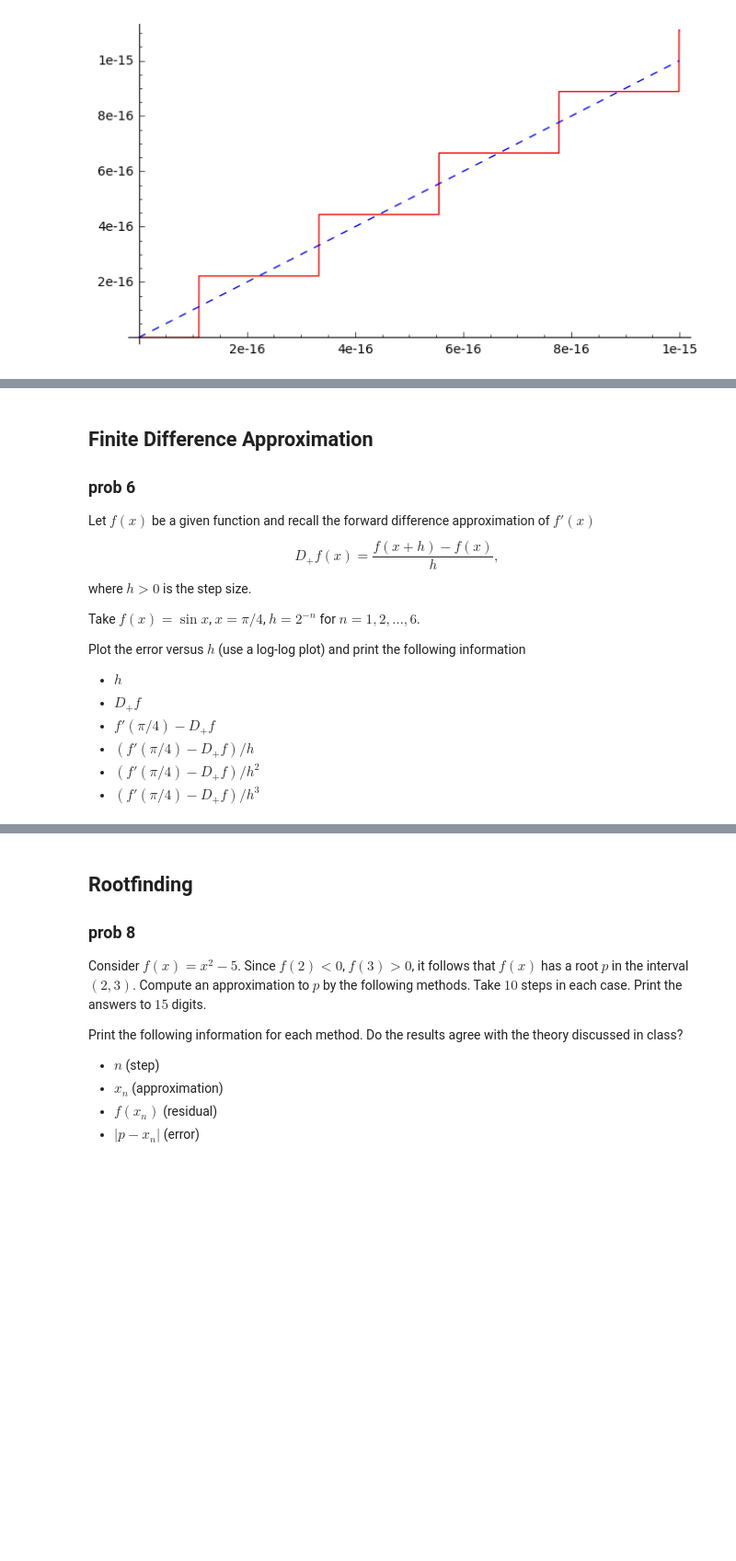
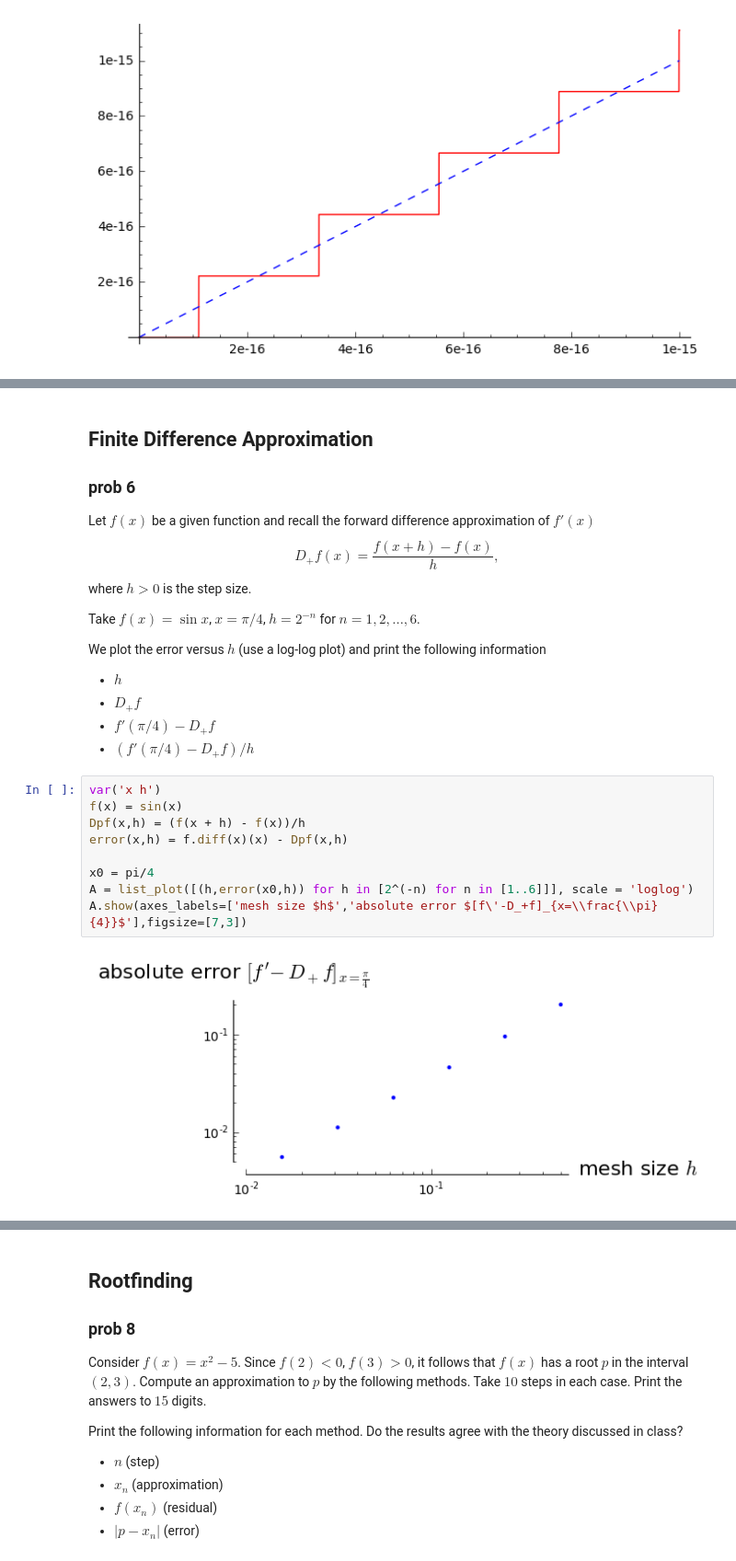
Before and after one commit to coltongrainger/fy18eo, a Jupyter notebook: numerical-methods/arithmetic-rootfinding-hw1.ipynb, the cells around one changed output, grey strips where cells are left out. Shown at 92% size. Saved outputs shown, nothing was run; the diff lists cells and outputs as text; blank space fills up the shorter version.

```diff
--- a/numerical-methods/arithmetic-rootfinding-hw1.ipynb
+++ b/numerical-methods/arithmetic-rootfinding-hw1.ipynb
@@ -278,12 +302,21 @@ where $h>0$ is the step size.
 
 Take $f(x)=\sin x$, $x=\pi/4$, $h=2^{-n}$ for $n=1,2,\ldots,6$.
 
-Plot the error versus $h$ (use a log-log plot) and print the following information
+We plot the error versus $h$ (use a log-log plot) and print the following information
 
 
 - $h$
 - $D_+f$
 - $f'(\pi/4)-D_+f$
 - $(f'(\pi/4)-D_+f)/h$
-- $(f'(\pi/4)-D_+f)/{h^2}$
-- $(f'(\pi/4)-D_+f)/{h^3}$
+# %%
+var('x h')
+f(x) = sin(x)
+Dpf(x,h) = (f(x + h) - f(x))/h
+error(x,h) = f.diff(x)(x) - Dpf(x,h)
+
+x0 = pi/4
+A = list_plot([(h,error(x0,h)) for h in [2^(-n) for n in [1..6]]], scale = 'loglog')
+A.show(axes_labels=['mesh size $h$','absolute error $[f\'-D_+f]_{x=\\frac{\\pi}{4}}$'],figsize=[7,3])
+# %% [output]
+[figure, added]
```
Also changed, not shown: parts of 41 cells of this notebook.
